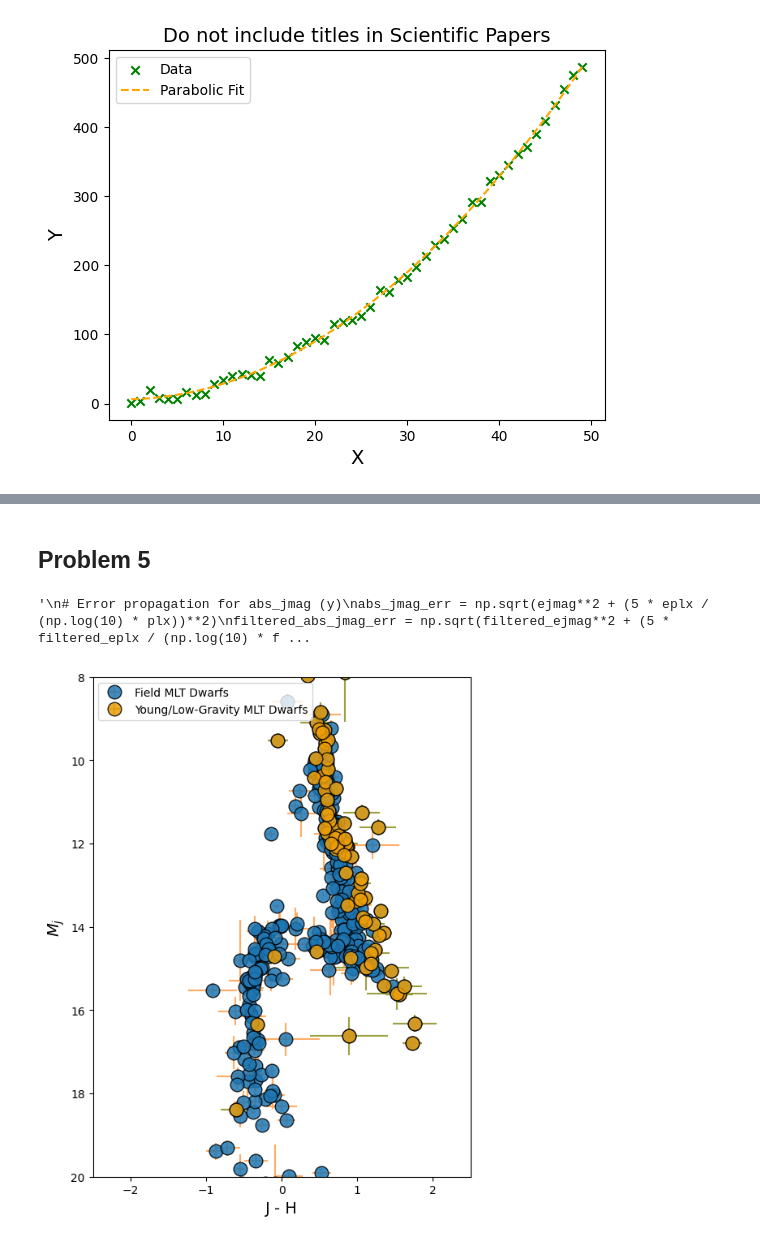
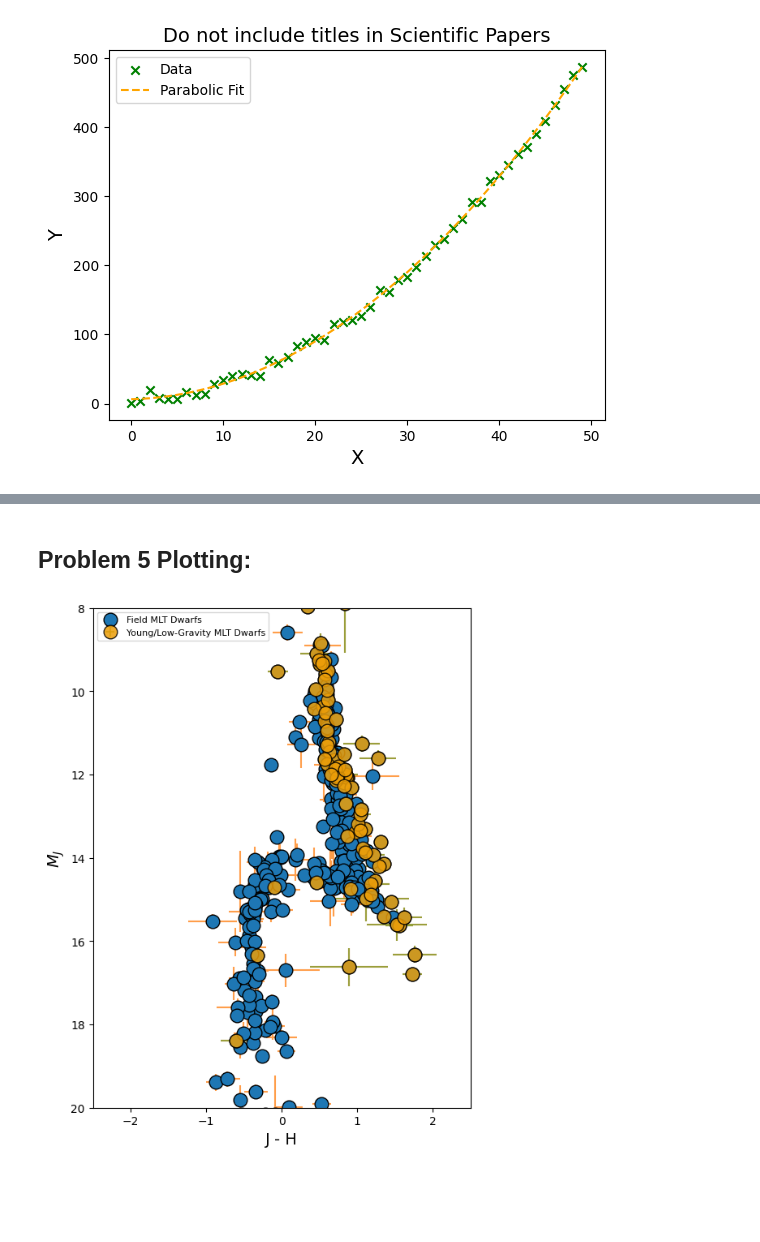
Before and after one commit to Aweymouth13/Scientfic-Python, a Jupyter notebook: week8/hw8.ipynb, the cells around one changed output, grey strips where cells are left out. Saved outputs shown, nothing was run; the diff lists cells and outputs as text; code cells hidden in the pictures; blank space fills up the shorter version.

```diff
--- a/week8/hw8.ipynb
+++ b/week8/hw8.ipynb
@@ -240,2 +324,2 @@ the data looks like:
 # %% [markdown]
-## Problem 5
+## Problem 5 Plotting:
@@ -285,67 +326,41 @@ filtered_eplx = eplx[lowg_indices]
-# %%
-#calculations
-#start simple with no error prop
-jmag_hmag_diff = jmag - hmag
-filtered_jmag_hmag_diff = filtered_jmag - filtered_hmag
-
-#simple abs mag no error prop
-abs_jmag = jmag - 5 * np.log10(1e2 / plx)
-filtered_abs_jmag = filtered_jmag - 5 * np.log10(1e2 / filtered_plx)
-
-##error prop
-
-
-#error propagation for jmag - hmag (x)
-jmag_hmag_diff_err = np.sqrt(ejmag**2 + ehmag**2)
-filtered_jmag_hmag_diff_err = np.sqrt(filtered_ejmag**2 + filtered_ehmag**2)
-
-# Error propagation for abs_jmag (y)
-
-abs_jmag_err = np.sqrt(ejmag**2 + (5 * eplx / plx * (1 / np.log(10)))**2)
-filtered_abs_jmag_err = np.sqrt(filtered_ejmag**2 + (5 * filtered_eplx / filtered_plx * (1 / np.log(10)))**2)
-"""
-# Error propagation for abs_jmag (y)
-abs_jmag_err = np.sqrt(ejmag**2 + (5 * eplx / (np.log(10) * plx))**2)
-filtered_abs_jmag_err = np.sqrt(filtered_ejmag**2 + (5 * filtered_eplx / (np.log(10) * filtered_plx))**2)
-"""
-# %% [output]
-'\n# Error propagation for abs_jmag (y)\nabs_jmag_err = np.sqrt(ejmag**2 + (5 * eplx / (np.log(10) * plx))**2)\nfiltered_abs_jmag_err = np.sqrt(filtered_ejmag**2 + (5 * filtered_eplx / (np.log(10) * f ...
 # %%
-##Resource Used for Color: https://imagecolorpicker.com/en
-#I couldn't find a default 'Blue' etc that fit right!
+##resource used for color: https://imagecolorpicker.com/en
+#i couldn't find a default 'Blue' etc that fit right!
 
 #tuneable params
-a = .85 #alpha
+a_full = 1 #alpha full data
+a_filtered = .85
 mcf = '#1e77b4'  #full marker color
 mecf = 'black'  #full marker edge color
 mcfilt = '#ec9e09'  #filtered marker color
 mecfilt = 'black'  #filtered marker edge color
 ecf = '#ff9e4a'  #full error color
 ecfilt = '#889f39'  #filtered error color
 ms = 12  #marker size
 afs = 14  #axis font size
-lfs = 10  #legend font size
+lfs = 8  #legend font size
+#maybe add bold ledgend or different font?
 
 #fig axes call
 fig, ax = plt.subplots(figsize=(6, 8))
 
 #full dataset plot w/ params
-ax.errorbar(jmag_hmag_diff, abs_jmag, xerr=jmag_hmag_diff_err, yerr=abs_jmag_err, fmt='o', c=mcf, markeredgecolor=mecf, ecolor=ecf, alpha=a, label='Field MLT Dwarfs', markersize=ms)
+ax.errorbar(jmag_hmag_diff, abs_jmag, xerr=jmag_hmag_diff_err, yerr=abs_jmag_err, fmt='o', c=mcf, markeredgecolor=mecf, ecolor=ecf, alpha=a_full, label='Field MLT Dwarfs', markersize=ms)
 
 #filtered dataset w/ params
-ax.errorbar(filtered_jmag_hmag_diff, filtered_abs_jmag, xerr=filtered_jmag_hmag_diff_err, yerr=filtered_abs_jmag_err, fmt='o', c=mcfilt, markeredgecolor=mecfilt, ecolor=ecfilt, alpha=a, label='Young/Low-Gravity MLT Dwarfs', markersize=ms)
+ax.errorbar(filtered_jmag_hmag_diff, filtered_abs_jmag, xerr=filtered_jmag_hmag_diff_err, yerr=filtered_abs_jmag_err, fmt='o', c=mcfilt, markeredgecolor=mecfilt, ecolor=ecfilt, alpha=a_filtered, label='Young/Low-Gravity MLT Dwarfs', markersize=ms)
 
 #axes and ledgend
 ax.set_xlabel('J - H', fontsize=afs)
-ax.set_ylabel(r'$M_j$', fontsize=afs)
+ax.set_ylabel(r'$M_J$', fontsize=afs)
 ax.legend(loc='upper left', fontsize=lfs)
 
 #limits
 ax.set_ylim(20, 8) #invert
 ax.set_xlim(-2.5, 2.5)
 
 #show
-plt.savefig('question5.pdf',format='pdf')
+plt.savefig('plot_5.pdf',format='pdf')
 plt.show()
 # %% [output]
-[figure, old version]
+[figure, new version]
```
Also changed, not shown: parts of 10 cells of this notebook, 4 other files.
